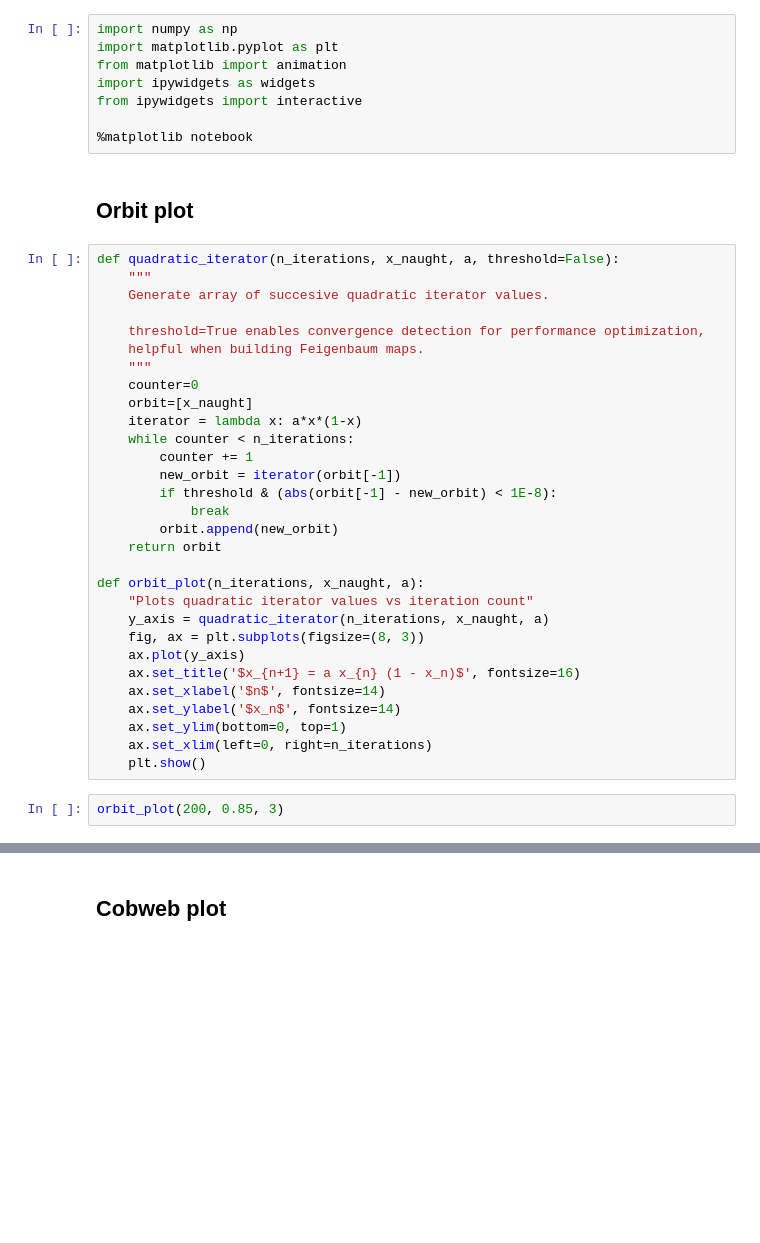
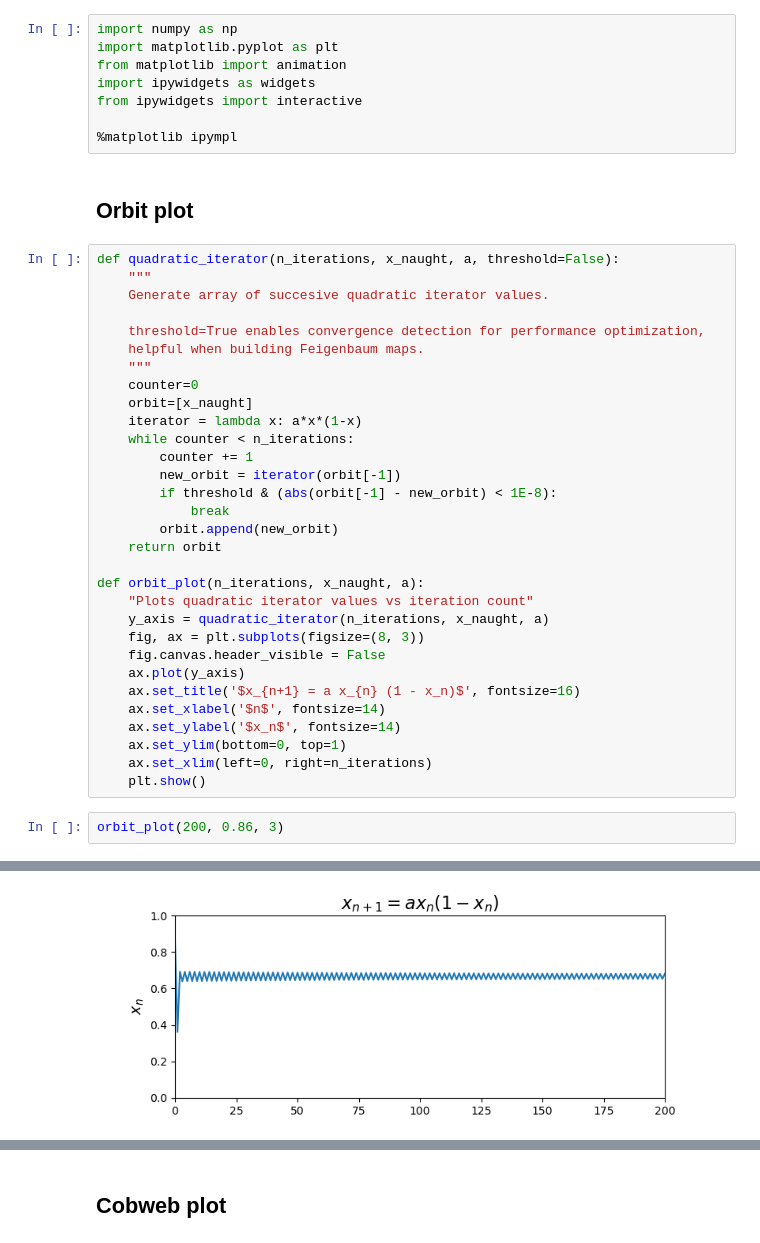
Before and after one commit to kuvychko/numeric_exploration, a Jupyter notebook: logistic_map.ipynb, the cells around one changed output, grey strips where cells are left out. Cells and saved outputs as stored; diff of their text form; blank space fills up the shorter version.

Commit message:
updated logistic_map notebook

```diff
--- a/logistic_map.ipynb
+++ b/logistic_map.ipynb
@@ -33,7 +44,7 @@ from matplotlib import animation
 import ipywidgets as widgets
 from ipywidgets import interactive
 
-%matplotlib notebook
+%matplotlib ipympl
 # %% [markdown]
 ## Orbit plot
 # %%
@@ -59,6 +70,7 @@ def orbit_plot(n_iterations, x_naught, a):
     "Plots quadratic iterator values vs iteration count"
     y_axis = quadratic_iterator(n_iterations, x_naught, a)
     fig, ax = plt.subplots(figsize=(8, 3))
+    fig.canvas.header_visible = False
     ax.plot(y_axis)
     ax.set_title('$x_{n+1} = a x_{n} (1 - x_n)$', fontsize=16)
     ax.set_xlabel('$n$', fontsize=14)
@@ -67,5 +79,5 @@ def orbit_plot(n_iterations, x_naught, a):
     ax.set_xlim(left=0, right=n_iterations)
     plt.show()
 # %%
-orbit_plot(200, 0.85, 3)
+orbit_plot(200, 0.86, 3)
 # %% [output]
@@ -74 +84,2 @@ orbit_plot(200, 0.85, 3)
+[figure, added]
 # %%
```
Also changed, not shown: parts of 17 cells of this notebook, 2 other files.
